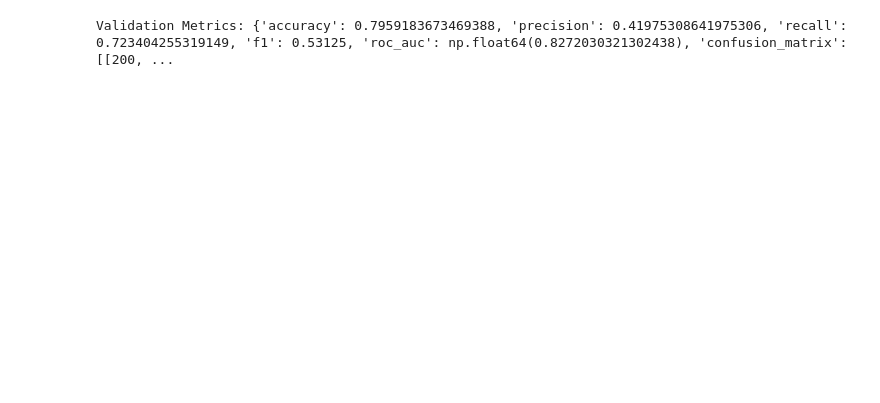
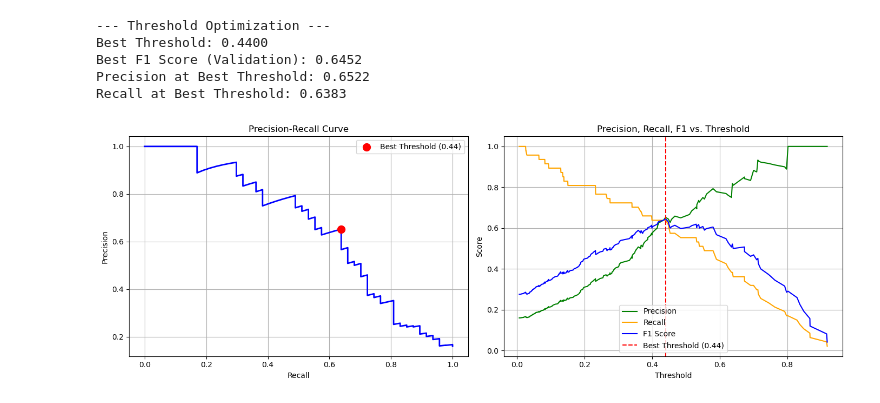
Before and after one commit to filipe-carmo/EDSB25_10, a Jupyter notebook: Model_Train_Validation.ipynb, the cells around one changed output. Drawn from its saved outputs; the diff is of its cells as text; code cells hidden in the pictures; blank space fills up the shorter version.

```diff
--- a/Model_Train_Validation.ipynb
+++ b/Model_Train_Validation.ipynb
@@ -96,17 +107,55 @@ print(leaderboard.head())
 # %%
-# --- Evaluate Best Model on Validation Set ---
-y_pred_val = best_logreg.predict(X_val)
+# --- THRESHOLD OPTIMIZATION (USING VALIDATION SET) ---
+# Get predicted probabilities on validation set
 y_proba_val = best_logreg.predict_proba(X_val)[:, 1]
 
-val_metrics = {
-    'accuracy': accuracy_score(y_val, y_pred_val),
-    'precision': precision_score(y_val, y_pred_val),
-    'recall': recall_score(y_val, y_pred_val),
-    'f1': f1_score(y_val, y_pred_val),
-    'roc_auc': roc_auc_score(y_val, y_proba_val),
-    'confusion_matrix': confusion_matrix(y_val, y_pred_val).tolist()
-}
-print("Validation Metrics:", val_metrics)
+# Calculate precision, recall at various thresholds
+precision_vals, recall_vals, thresholds = precision_recall_curve(y_val, y_proba_val)
+
+# Calculate F1 for each threshold
+f1_scores = 2 * (precision_vals * recall_vals) / (precision_vals + recall_vals + 1e-8)
+
+# Find best threshold (maximizes F1)
+best_idx = np.argmax(f1_scores[:-1])
+best_threshold = thresholds[best_idx]
+best_f1_val = f1_scores[best_idx]
+
+print(f"\n--- Threshold Optimization ---")
+print(f"Best Threshold: {best_threshold:.4f}")
+print(f"Best F1 Score (Validation): {best_f1_val:.4f}")
+print(f"Precision at Best Threshold: {precision_vals[best_idx]:.4f}")
+print(f"Recall at Best Threshold: {recall_vals[best_idx]:.4f}")
 # %% [output]
-Validation Metrics: {'accuracy': 0.7959183673469388, 'precision': 0.41975308641975306, 'recall': 0.723404255319149, 'f1': 0.53125, 'roc_auc': np.float64(0.8272030321302438), 'confusion_matrix': [[200, ...
+--- Threshold Optimization ---
+Best Threshold: 0.4400
+Best F1 Score (Validation): 0.6452
+Precision at Best Threshold: 0.6522
+Recall at Best Threshold: 0.6383
+# %%
+fig, ax = plt.subplots(1, 2, figsize=(14, 5))
+
+# Plot 1: Precision-Recall Curve
+ax[0].plot(recall_vals, precision_vals, color='blue', lw=2)
+ax[0].scatter(recall_vals[best_idx], precision_vals[best_idx], color='red', s=100, zorder=5, label=f'Best Threshold ({best_threshold:.2f})')
+ax[0].set_xlabel('Recall')
+ax[0].set_ylabel('Precision')
+ax[0].set_title('Precision-Recall Curve')
+ax[0].legend()
+ax[0].grid(True)
+
+# Plot 2: F1, Precision, Recall vs Threshold
+ax[1].plot(thresholds, precision_vals[:-1], label='Precision', color='green')
+ax[1].plot(thresholds, recall_vals[:-1], label='Recall', color='orange')
+ax[1].plot(thresholds, f1_scores[:-1], label='F1 Score', color='blue')
+ax[1].axvline(x=best_threshold, color='red', linestyle='--', label=f'Best Threshold ({best_threshold:.2f})')
+ax[1].set_xlabel('Threshold')
+ax[1].set_ylabel('Score')
+ax[1].set_title('Precision, Recall, F1 vs. Threshold')
+ax[1].legend()
+ax[1].grid(True)
+
+plt.tight_layout()
+plt.show()
+# %% [output]
+[figure, added]
 # %%
```
Also changed, not shown: parts of 7 cells of this notebook.
